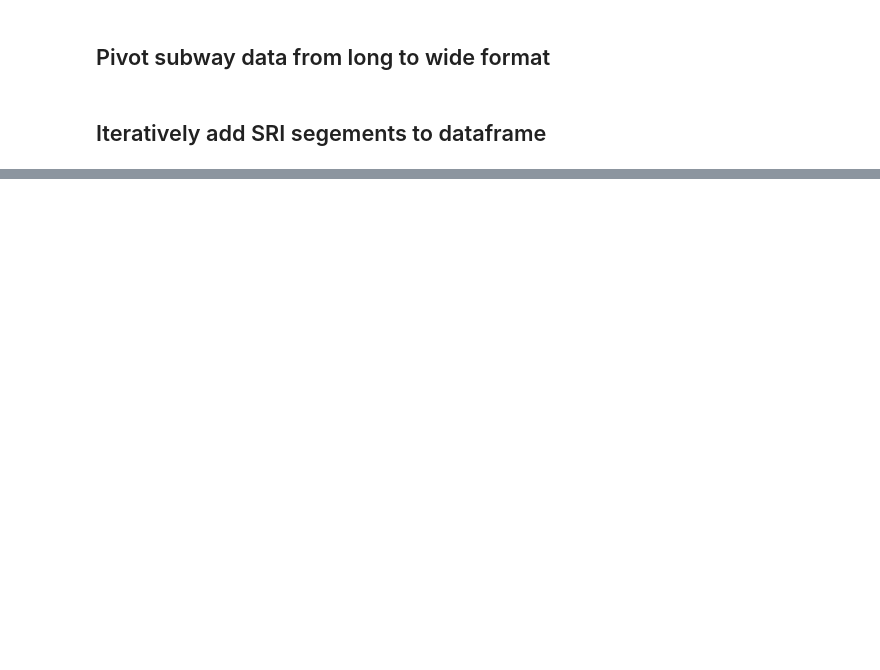
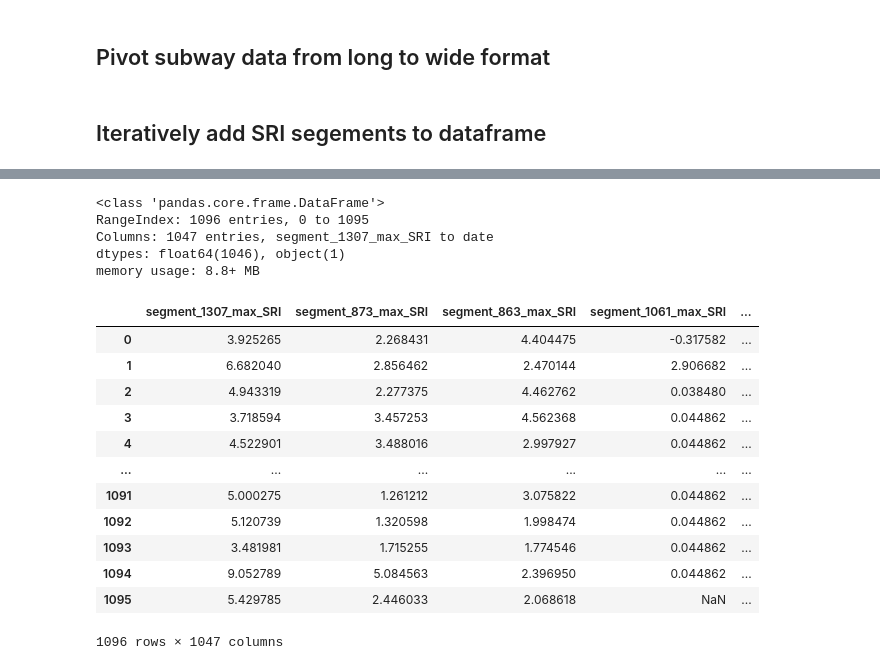
Before and after one commit to amandakhoo/data4all-team6, a Jupyter notebook: Reformatting Data for Model Building.ipynb, the cells around one changed output, grey strips where cells are left out. Saved outputs shown, nothing was run; the diff lists cells and outputs as text; code cells hidden in the pictures; blank space fills up the shorter version.

```diff
--- a/Reformatting Data for Model Building.ipynb
+++ b/Reformatting Data for Model Building.ipynb
@@ -143,0 +157,8 @@ daily_SRI_df
+# %%
+daily_SRI_df.info()
+# %% [output]
+<class 'pandas.core.frame.DataFrame'>
+RangeIndex: 1096 entries, 0 to 1095
+Columns: 1047 entries, segment_1307_max_SRI to date
+dtypes: float64(1046), object(1)
+memory usage: 8.8+ MB
@@ -143,0 +167,16 @@ daily_SRI_df
+# %%
+pd.read_csv('/Users/amandakhoo/code/data4all-team6/data/daily_SRI.csv')
+# %% [output]
+|  | segment_1307_max_SRI | segment_873_max_SRI | segment_863_max_SRI | segment_1061_max_SRI | ... |
+| 0 | 3.925265 | 2.268431 | 4.404475 | -0.317582 | ... |
+| 1 | 6.682040 | 2.856462 | 2.470144 | 2.906682 | ... |
+| 2 | 4.943319 | 2.277375 | 4.462762 | 0.038480 | ... |
+| 3 | 3.718594 | 3.457253 | 4.562368 | 0.044862 | ... |
+| 4 | 4.522901 | 3.488016 | 2.997927 | 0.044862 | ... |
+| ... | ... | ... | ... | ... | ... |
+| 1091 | 5.000275 | 1.261212 | 3.075822 | 0.044862 | ... |
+| 1092 | 5.120739 | 1.320598 | 1.998474 | 0.044862 | ... |
+| 1093 | 3.481981 | 1.715255 | 1.774546 | 0.044862 | ... |
+| 1094 | 9.052789 | 5.084563 | 2.396950 | 0.044862 | ... |
+| 1095 | 5.429785 | 2.446033 | 2.068618 | NaN | ... |
+1096 rows × 1047 columns
```
Also changed, not shown: parts of 29 cells of this notebook, 1 other file.
